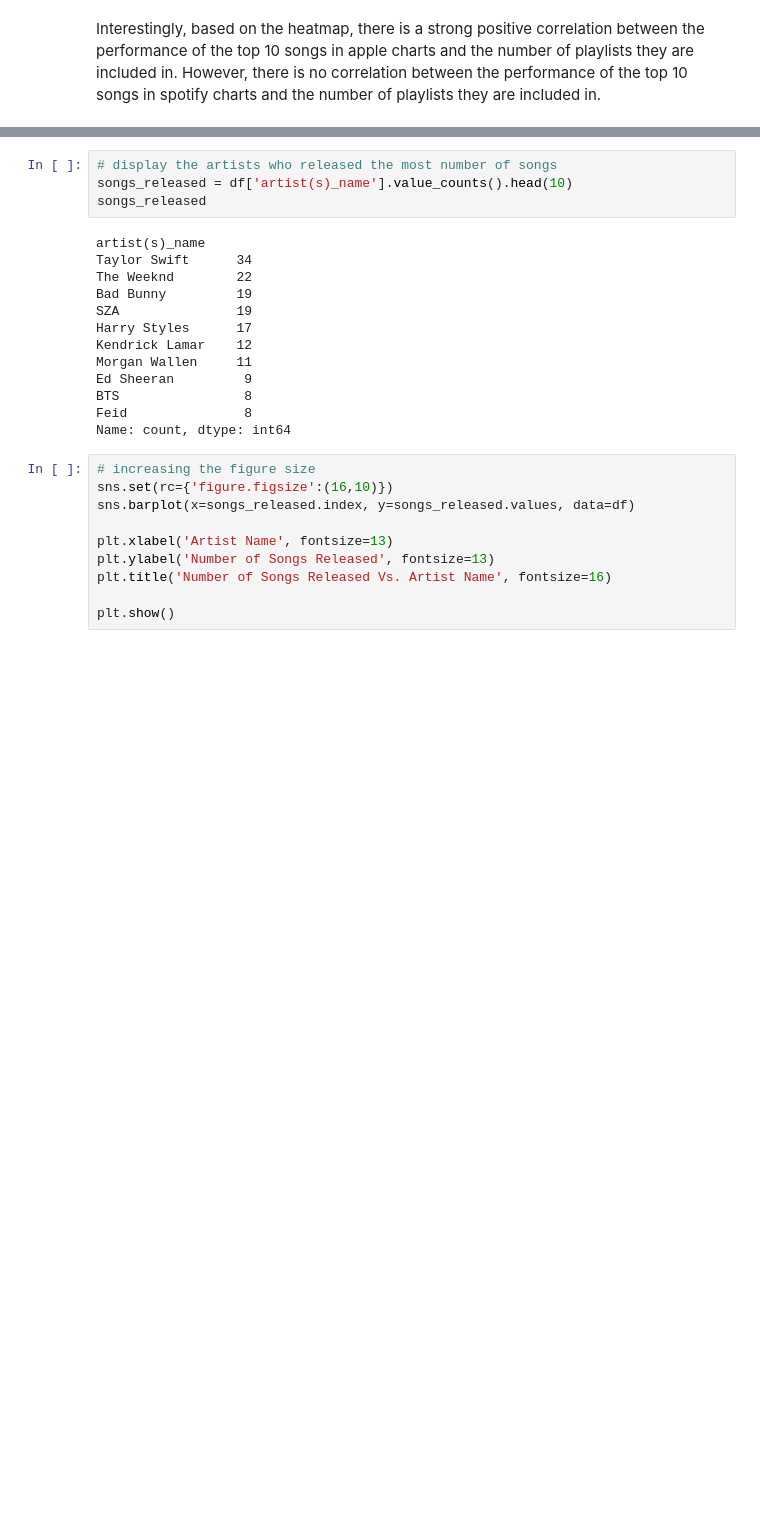
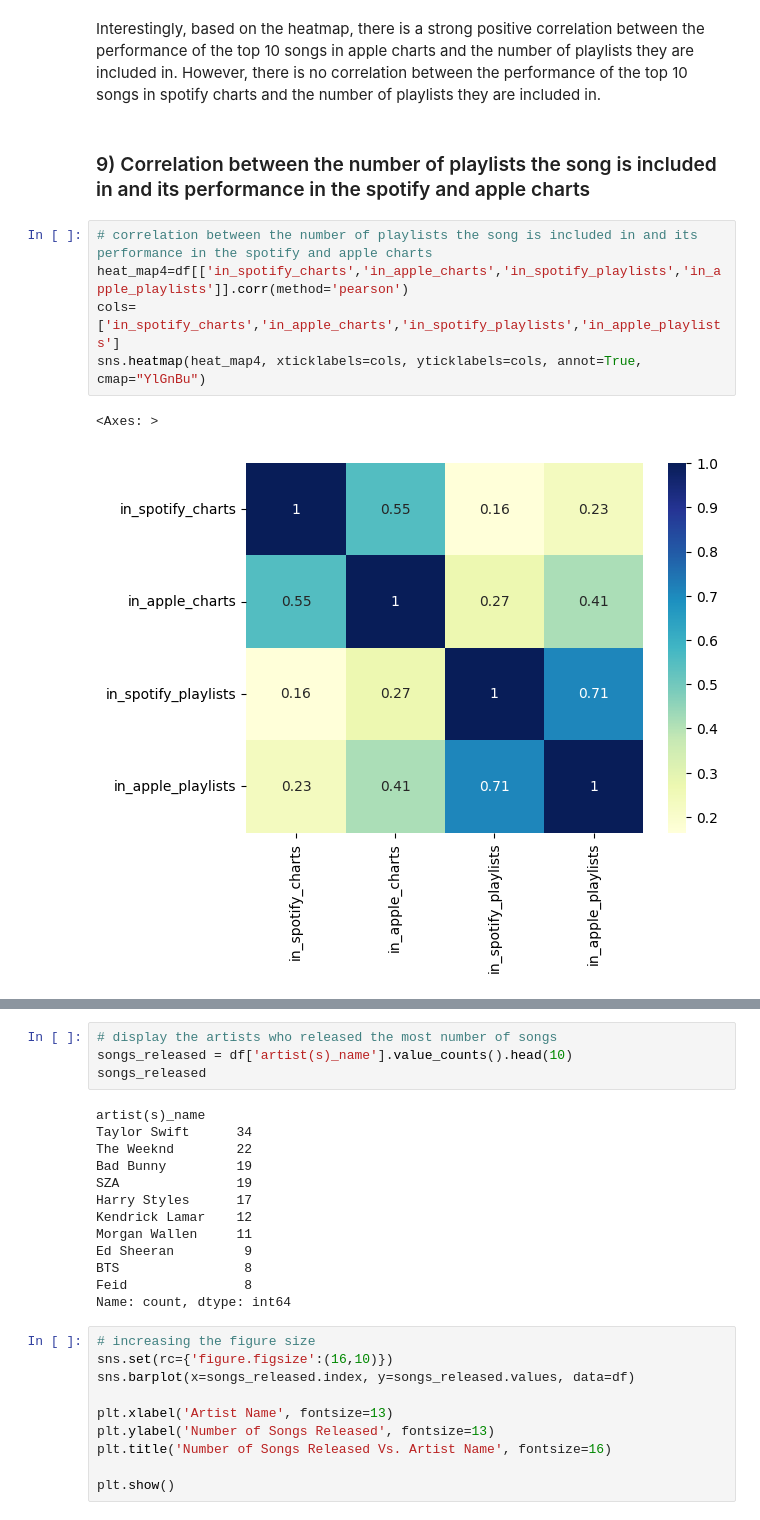
Before and after one commit to Graviton12/TP1_SZM_JBG, a Jupyter notebook: TP1_SZM_JBG.ipynb, the cells around one changed output, grey strips where cells are left out. Saved outputs shown, nothing was run; the diff lists cells and outputs as text; blank space fills up the shorter version.

```diff
--- a/TP1_SZM_JBG.ipynb
+++ b/TP1_SZM_JBG.ipynb
@@ -636,2 +648,12 @@ sns.heatmap(heat_map, xticklabels=cols, yticklabels=cols, annot=True, cmap="YlGn
 # %% [markdown]
 Interestingly, based on the heatmap, there is a strong positive correlation between the performance of the top 10 songs in apple charts and the number of playlists they are included in. However, there is no correlation between the performance of the top 10 songs in spotify charts and the number of playlists they are included in.
+# %% [markdown]
+### 9) Correlation between the number of playlists the song is included in and its performance in the spotify and apple charts
+# %%
+# correlation between the number of playlists the song is included in and its performance in the spotify and apple charts
+heat_map4=df[['in_spotify_charts','in_apple_charts','in_spotify_playlists','in_apple_playlists']].corr(method='pearson')
+cols=['in_spotify_charts','in_apple_charts','in_spotify_playlists','in_apple_playlists']
+sns.heatmap(heat_map4, xticklabels=cols, yticklabels=cols, annot=True, cmap="YlGnBu")
+# %% [output]
+<Axes: >
+[figure, added]
```
Also changed, not shown: parts of 12 cells of this notebook.
